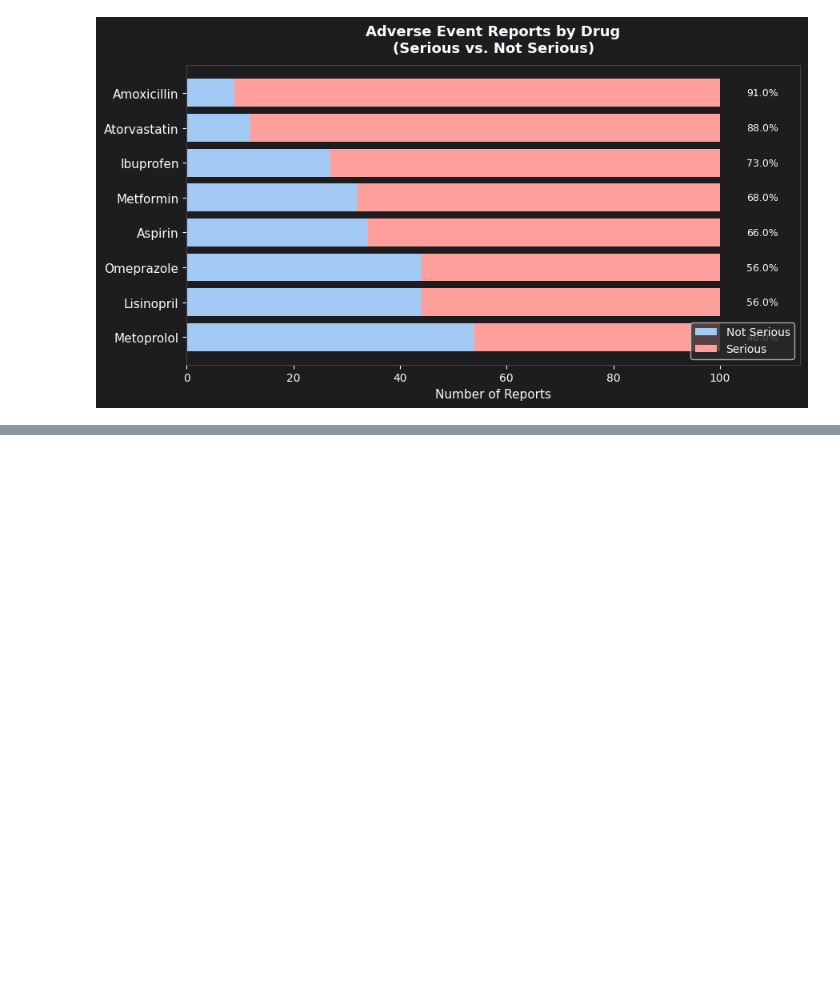
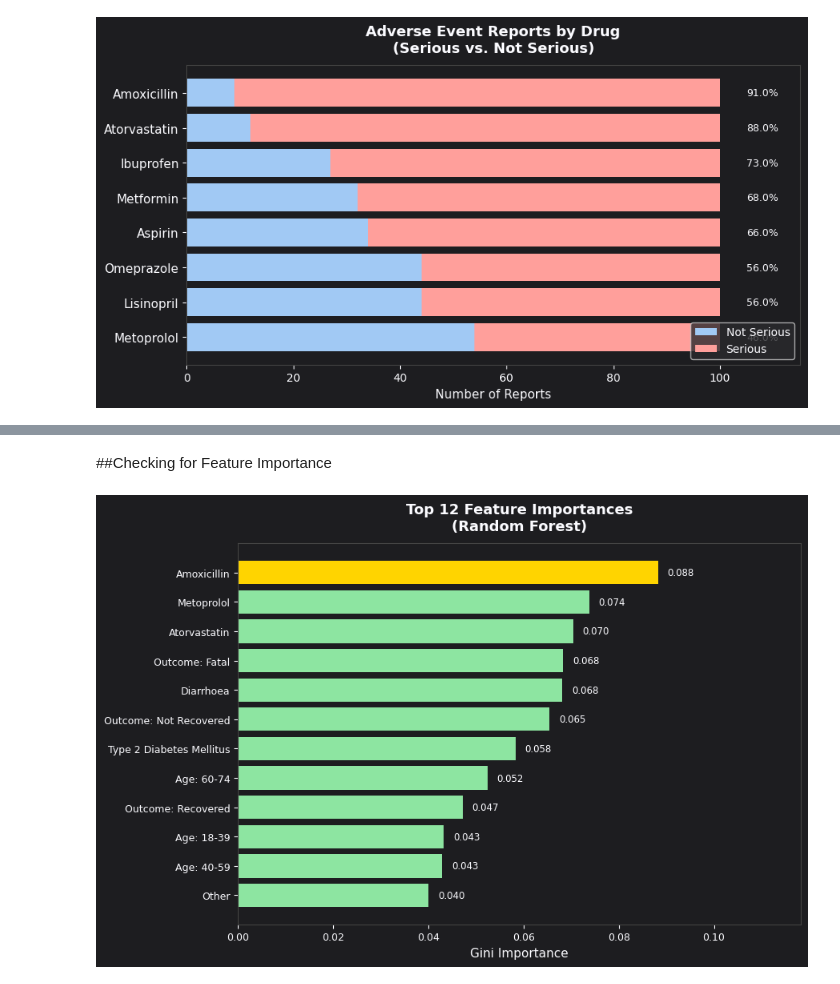
Before and after one commit to Sarkis55/Drug-Risk-Analysis, a Jupyter notebook: Drug_Adverse_Event_Analysis_and_Risk_Profiling.ipynb, the cells around one changed output, grey strips where cells are left out. Saved outputs shown, nothing was run; the diff lists cells and outputs as text; code cells hidden in the pictures; blank space fills up the shorter version.

```diff
--- a/Drug_Adverse_Event_Analysis_and_Risk_Profiling.ipynb
+++ b/Drug_Adverse_Event_Analysis_and_Risk_Profiling.ipynb
@@ -305,0 +680,45 @@ seriousness_chart.tight_layout()
+# %% [markdown]
+##Checking for Feature Importance
+# %%
+
+BG = "#1D1D20"
+TEXT = "#fbfbff"
+BAR_COLOR = "#8DE5A1"
+HIGHLIGHT = "#ffd400"
+
+_top_fi = feature_importance_df.head(12).sort_values("importance", ascending=True)
+
+# Clean up feature names for display
+_labels = (
+    _top_fi["feature"]
+    .str.replace("drug_", "", regex=False)
+    .str.replace("rxn_", "", regex=False)
+    .str.replace("outcome_", "Outcome: ", regex=False)
+    .str.replace("age_", "Age: ", regex=False)
+    .str.replace("sex_", "Sex: ", regex=False)
+)
+
+_colors = [HIGHLIGHT if i == len(_top_fi) - 1 else BAR_COLOR for i in range(len(_top_fi))]
+
+fi_chart, ax = plt.subplots(figsize=(9, 6))
+fi_chart.patch.set_facecolor(BG)
+ax.set_facecolor(BG)
+
+bars = ax.barh(_labels, _top_fi["importance"], color=_colors, edgecolor="none")
+
+# Value labels
+for bar in bars:
+    w = bar.get_width()
+    ax.text(w + 0.002, bar.get_y() + bar.get_height() / 2,
+            f"{w:.3f}", va="center", ha="left", color=TEXT, fontsize=8.5)
+
+ax.set_xlabel("Gini Importance", color=TEXT, fontsize=11)
+ax.set_title("Top 12 Feature Importances\n(Random Forest)", color=TEXT, fontsize=13, fontweight="bold", pad=12)
+ax.tick_params(colors=TEXT, labelsize=9)
+ax.set_xlim(0, _top_fi["importance"].max() + 0.03)
+for spine in ax.spines.values():
+    spine.set_edgecolor("#444")
+
+fi_chart.tight_layout()
+# %% [output]
+[figure, added]
```
Also changed, not shown: parts of 19 cells of this notebook.
